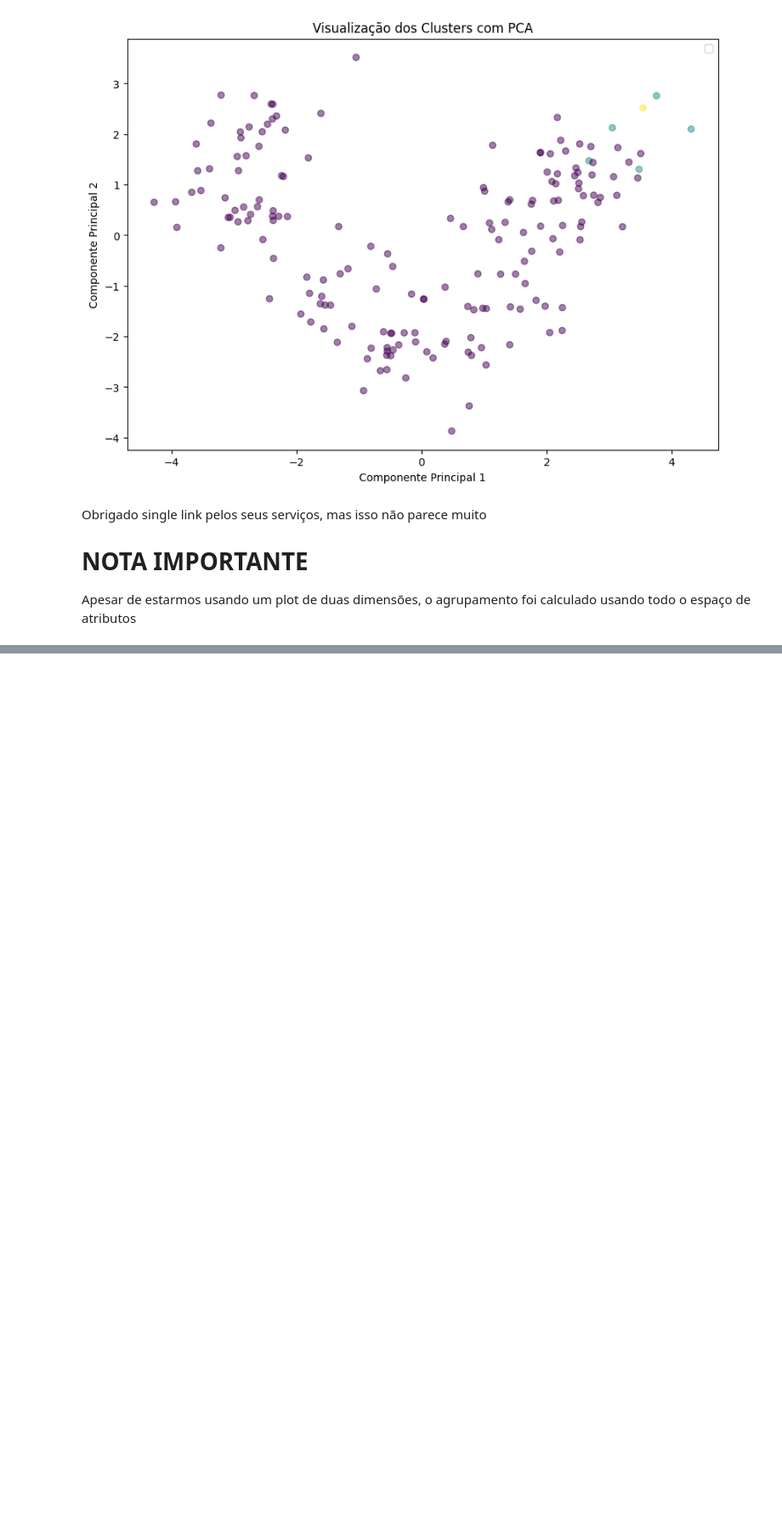
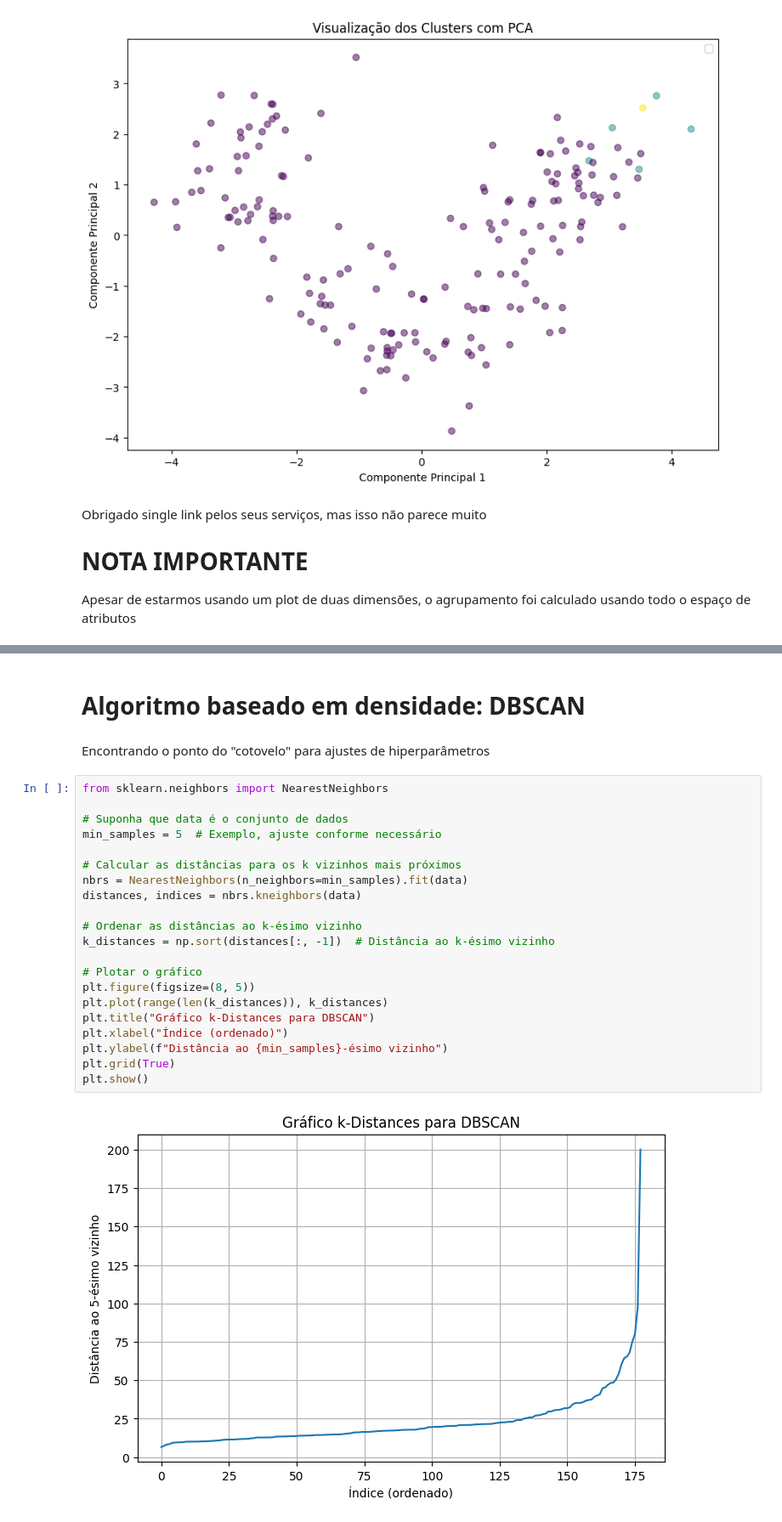
Before and after one commit to DanielAlmeida19/mineracao-dados-atividades, a Jupyter notebook: clustering.ipynb, the cells around one changed output, grey strips where cells are left out. Shown at 85% size. Saved outputs shown, nothing was run; the diff lists cells and outputs as text; blank space fills up the shorter version.

```diff
--- a/clustering.ipynb
+++ b/clustering.ipynb
@@ -265,0 +327,27 @@ print("")
+# %% [markdown]
+# Algoritmo baseado em densidade: DBSCAN
+# %% [markdown]
+Encontrando o ponto do "cotovelo" para ajustes de hiperparâmetros
+# %%
+from sklearn.neighbors import NearestNeighbors
+
+# Suponha que data é o conjunto de dados
+min_samples = 5  # Exemplo, ajuste conforme necessário
+
+# Calcular as distâncias para os k vizinhos mais próximos
+nbrs = NearestNeighbors(n_neighbors=min_samples).fit(data)
+distances, indices = nbrs.kneighbors(data)
+
+# Ordenar as distâncias ao k-ésimo vizinho
+k_distances = np.sort(distances[:, -1])  # Distância ao k-ésimo vizinho
+
+# Plotar o gráfico
+plt.figure(figsize=(8, 5))
+plt.plot(range(len(k_distances)), k_distances)
+plt.title("Gráfico k-Distances para DBSCAN")
+plt.xlabel("Índice (ordenado)")
+plt.ylabel(f"Distância ao {min_samples}-ésimo vizinho")
+plt.grid(True)
+plt.show()
+# %% [output]
+[figure, added]
```
Also changed, not shown: parts of 10 cells of this notebook.
